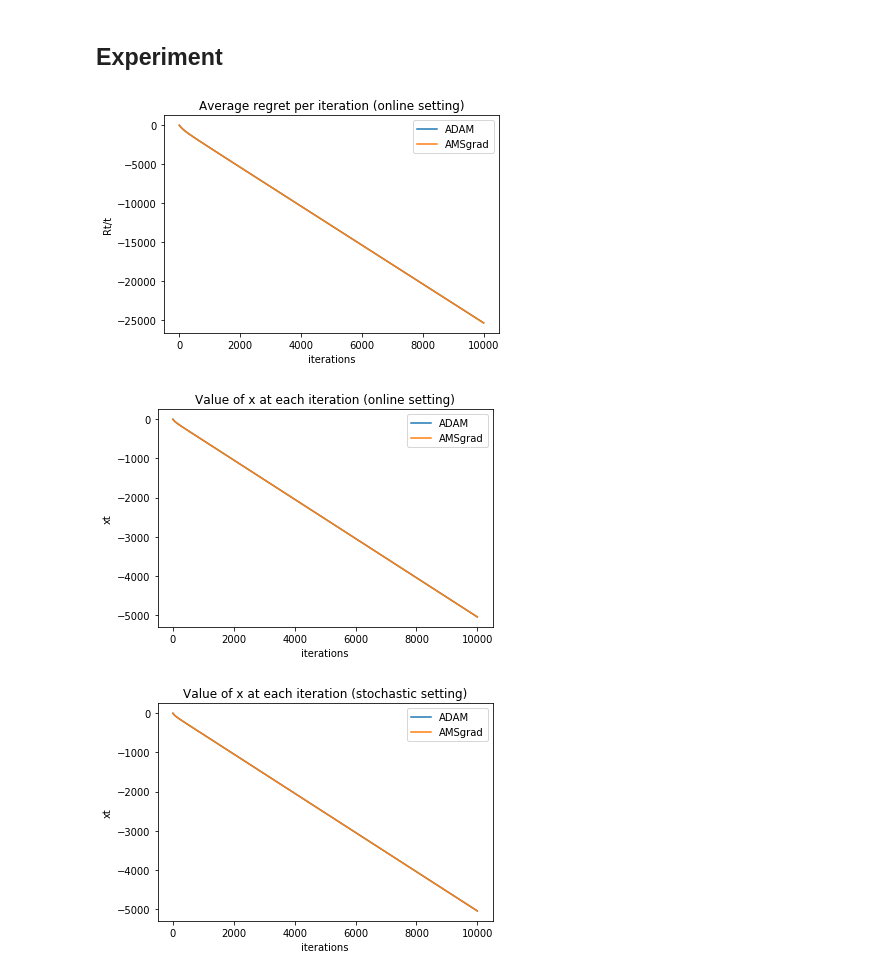
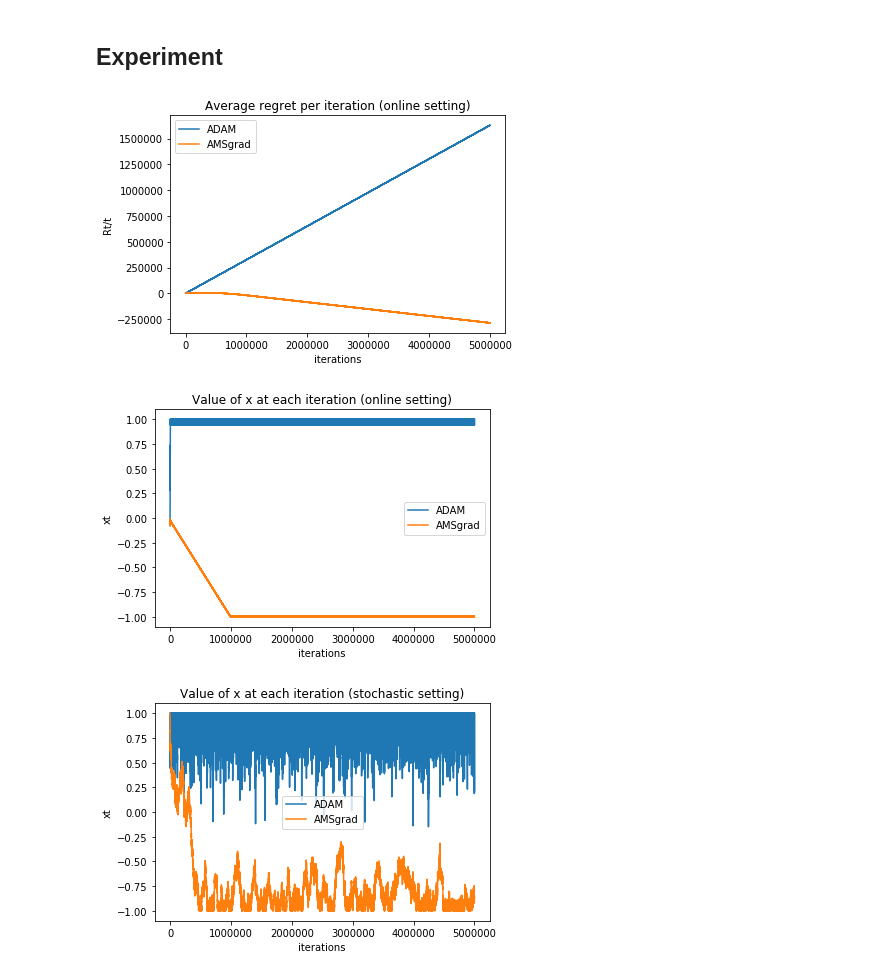
Before and after one commit to tamirbennatan/Adam-Convergence, a Jupyter notebook: Synthetic/Synthetic.ipynb, the cells around one changed output. Drawn from its saved outputs; the diff is of its cells as text; code cells hidden in the pictures.

```diff
--- a/Synthetic/Synthetic.ipynb
+++ b/Synthetic/Synthetic.ipynb
@@ -12,12 +13,15 @@ import matplotlib.pyplot as plt
 # %%
 class Adam:
 
-    def __init__(self, amsgrad=False, beta1=0.9, beta2=0.99):
+    def __init__(self, amsgrad=False, beta1=0.9, beta2=0.99, F=None):
         self.amsgrad = amsgrad
         self.beta1 = beta1
         self.beta2 = beta2
+        self.F = F
         self.m = 0
         self.v = 0
+        self.beta1_t = 1
+        self.beta2_t = 1
 
     def update(self, x, grad, lr):
         self.m = self.beta1 * self.m + (1 - self.beta1) * grad
@@ -28,30 +32,40 @@ class Adam:
         else:
             self.v = max(self.v, v)
 
-        x_updated = x - lr * self.m / math.sqrt(self.v)
-        return x_updated
+        m_hat = self.m / (1 - self.beta1)
+        v_hat = self.v / (1 - self.beta2)
+        x_updated = x - lr * m_hat / (math.sqrt(v_hat) + 1e-8)
+
+        if self.F is None:
+            return x_updated
+        else:
+            return np.clip(x_updated, self.F[0], self.F[1])
 # %% [markdown]
 ## Experiment
 # %%
-T = 100000
+T = 5000000
+F = (-1, 1)
 
 iterations = np.arange(1, T + 1, 1)
-adam_o, amsg_o = Adam(), Adam(amsgrad=True)
-adam_s, amsg_s = Adam(), Adam(amsgrad=True)
+adam_o, amsg_o = Adam(F=F), Adam(amsgrad=True, F=F)
+adam_s, amsg_s = Adam(F=F), Adam(amsgrad=True, F=F)
 
 xs_adam_o, xs_amsg_o = [], []
 xs_adam_s, xs_amsg_s = [], []
 regrets_adam, regrets_amsg = [], []
 
 x_adam_o, x_amsg_o = 0, 0
-x_adam_s, x_amsg_s = 0, 0
+x_adam_s, x_amsg_s = 1, 1
 loss_adam, loss_amsg, loss_opti = 0, 0, 0
 
 for t in iterations:
-    lr_t = 0.5
+    lr_t = 0.01
+
+    # Gradients
     grad_o = (1010 if t % 101 == 1 else -10)
     grad_s = (1010 if np.random.random() < 0.01 else -10)
 
+    # Update the xs
     x_adam_o = adam_o.update(x_adam_o, grad_o, lr_t)
     x_amsg_o = amsg_o.update(x_amsg_o, grad_o, lr_t)
     x_adam_s = adam_s.update(x_adam_s, grad_s, lr_t)
@@ -62,37 +76,38 @@ for t in iterations:
     xs_adam_s.append(x_adam_s)
     xs_amsg_s.append(x_amsg_s)
 
+    # Losses
     loss_adam += grad_o * x_adam_o
     loss_amsg += grad_o * x_amsg_o
     loss_opti += grad_o * -1
 
-    regrets_adam.append((loss_adam - loss_opti) / t)
-    regrets_amsg.append((loss_amsg - loss_opti) / t)
+    regrets_adam.append(loss_adam - loss_opti / t)
+    regrets_amsg.append(loss_amsg - loss_opti / t)
 
 plt.title('Average regret per iteration (online setting)')
 plt.xlabel('iterations')
 plt.ylabel('Rt/t')
 plt.plot(iterations, regrets_adam, label='ADAM')
 plt.plot(iterations, regrets_amsg, label='AMSgrad')
 plt.legend()
 plt.show()
 
 plt.title('Value of x at each iteration (online setting)')
 plt.xlabel('iterations')
 plt.ylabel('xt')
 plt.plot(iterations, xs_adam_o, label='ADAM')
 plt.plot(iterations, xs_amsg_o, label='AMSgrad')
 plt.legend()
 plt.show()
 
 plt.title('Value of x at each iteration (stochastic setting)')
 plt.xlabel('iterations')
 plt.ylabel('xt')
 plt.plot(iterations, xs_adam_s, label='ADAM')
 plt.plot(iterations, xs_amsg_s, label='AMSgrad')
 plt.legend()
 plt.show()
 # %% [output]
-[figure, old version]
+[figure, new version]
-[figure, old version]
+[figure, new version]
-[figure, old version]
+[figure, new version]
```
Also changed, not shown: parts of 1 cell of this notebook.
